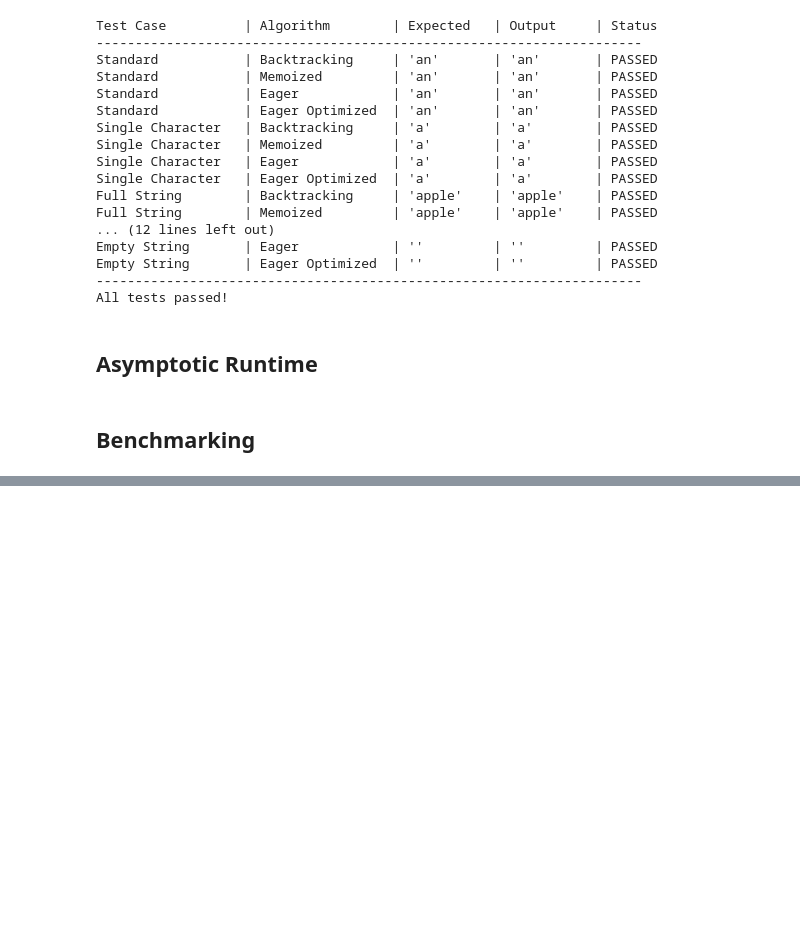
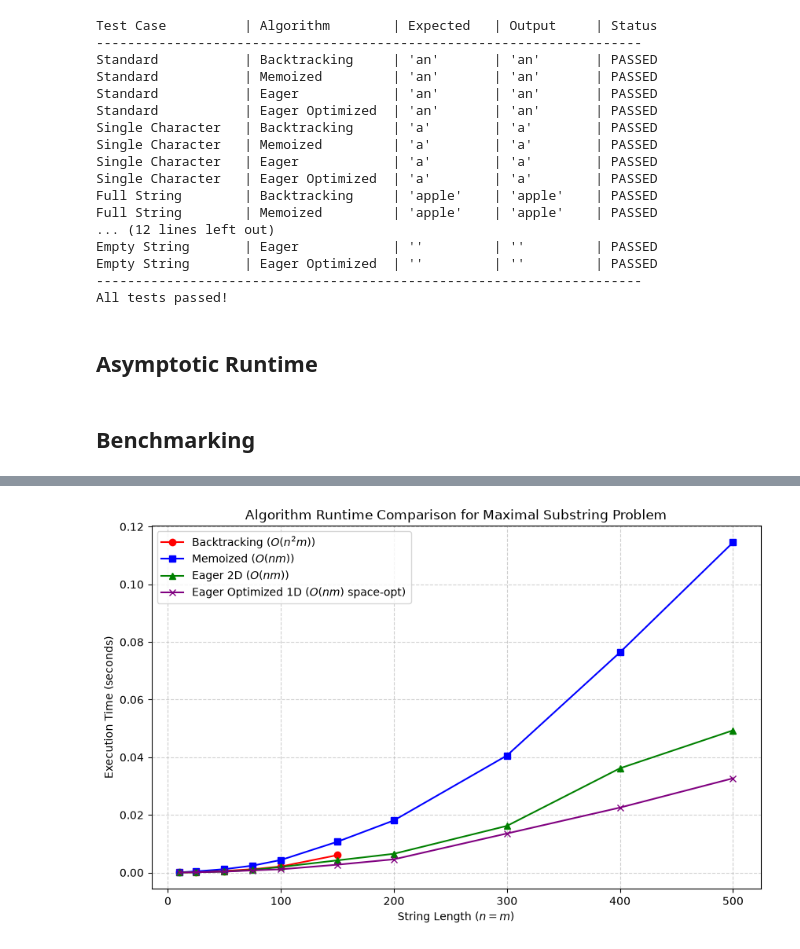
Before and after one commit to 328scout-collab/Program-3, a Jupyter notebook: program3.ipynb, the cells around one changed output, grey strips where cells are left out. Saved outputs shown, nothing was run; the diff lists cells and outputs as text; code cells hidden in the pictures; blank space fills up the shorter version.

Commit message:
Added benchmarks

```diff
--- a/program3.ipynb
+++ b/program3.ipynb
@@ -532,3 +532,72 @@ All tests passed!
 ## Asymptotic Runtime
 # %% [markdown]
 ## Benchmarking
+# %%
+import timeit
+import random
+import string
+import matplotlib.pyplot as plt
+
+# Generate random strings of specified lengths
+def generate_random_string(length: int) -> str:
+    return ''.join(random.choices(string.ascii_lowercase, k=length))
+
+# Define input sizes to test (ranging from small to large)
+# Note: Keep backtracking sizes small (up to n=150) because O(n^2 * m) gets very slow!
+sizes = [10, 25, 50, 75, 100, 150, 200, 300, 400, 500]
+
+bench_results = {
+    "Backtracking": [],
+    "Memoized": [],
+    "Eager": [],
+    "Eager Optimized": []
+}
+
+# Run benchmark experiments
+print(f"{'Size (n = m)':<15} | {'Backtracking (s)':<18} | {'Memoized (s)':<14} | {'Eager (s)':<12} | {'Optimized (s)'}")
+print("-" * 80)
+
+for size in sizes:
+    # Generate test strings of equal length for a controlled test
+    a = generate_random_string(size)
+    b = generate_random_string(size)
+
+    # Benchmark Backtracking
+    if size <= 150:
+        t_backtrack = timeit.timeit(lambda: maximal_substring_backtracking(a, b), number=5) / 5
+    else:
+        t_backtrack = float('nan') # Too slow for large inputs
+    bench_results["Backtracking"].append(t_backtrack)
+
+    # Benchmark Memoized
+    t_memo = timeit.timeit(lambda: maximal_substring_memoized(a, b), number=20) / 20
+    bench_results["Memoized"].append(t_memo)
+
+    # Benchmark Eager
+    t_eager = timeit.timeit(lambda: maximal_substring_eager(a, b), number=20) / 20
+    bench_results["Eager"].append(t_eager)
+
+    # Benchmark Eager Optimized
+    t_opt = timeit.timeit(lambda: maximal_substring_eager_optimized(a, b), number=20) / 20
+    bench_results["Eager Optimized"].append(t_opt)
+
+    bt_str = f"{t_backtrack:.5f}" if size <= 150 else "N/A (Timeout)"
+    print(f"{size:<15} | {bt_str:<18} | {t_memo:<14.5f} | {t_eager:<12.5f} | {t_opt:.5f}")
+
+print("-" * 80)
+
+# Generate and save the performance graph
+plt.figure(figsize=(10, 6))
+plt.plot(sizes, bench_results["Backtracking"], marker='o', label='Backtracking ($O(n^2 m)$)', color='red')
+plt.plot(sizes, bench_results["Memoized"], marker='s', label='Memoized ($O(nm)$)', color='blue')
+plt.plot(sizes, bench_results["Eager"], marker='^', label='Eager 2D ($O(nm)$)', color='green')
+plt.plot(sizes, bench_results["Eager Optimized"], marker='x', label='Eager Optimized 1D ($O(nm)$ space-opt)', color='purple')
+
+plt.title('Algorithm Runtime Comparison for Maximal Substring Problem')
+plt.xlabel('String Length ($n = m$)')
+plt.ylabel('Execution Time (seconds)')
+plt.legend()
+plt.grid(True, linestyle='--', alpha=0.6)
+plt.savefig('benchmark_results.png', dpi=300, bbox_inches='tight')
+plt.show()
+# %% [output]
@@ -534,0 +617 @@ All tests passed!
+[figure, added]
```
Also changed, not shown: parts of 1 cell of this notebook, 1 other file.
